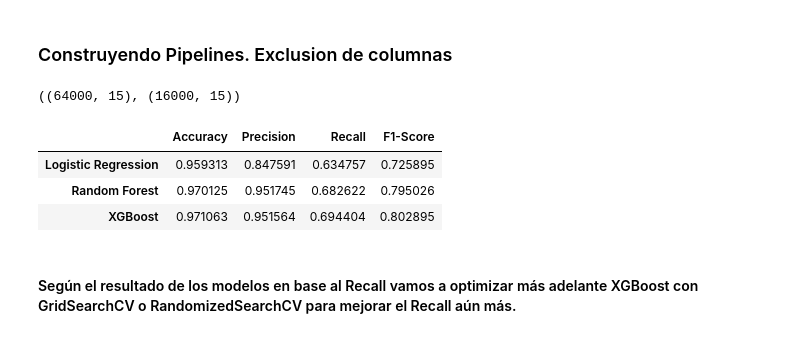
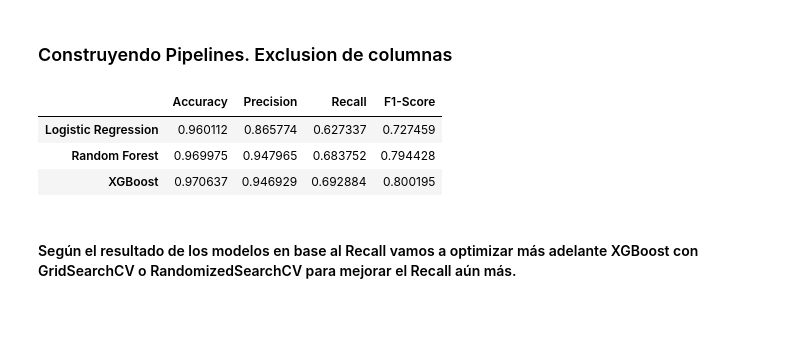
Before and after one commit to annahico/Team-Challenge_Team08, a Jupyter notebook: src/result_notebook/Turing_Pipelines_I.ipynb, the cells around one changed output. Saved outputs shown, nothing was run; the diff lists cells and outputs as text; code cells hidden in the pictures.

```diff
--- a/src/result_notebook/Turing_Pipelines_I.ipynb
+++ b/src/result_notebook/Turing_Pipelines_I.ipynb
@@ -246,8 +246,8 @@ Name: count, dtype: int64
 ### Construyendo Pipelines. Exclusion de columnas
 # %%
 # Separar la variable objetivo y las características
-X = train_set.drop(columns=[target])
-y = train_set[target]
+X_train = train_set.drop(columns=[target])
+y_train = train_set[target]
 
 # Identificar variables categóricas y numéricas
 categorical_features = ["gender", "smoking_history"]
@@ -268,55 +268,50 @@ preprocessor = ColumnTransformer(
 )
 
 # Separar en conjuntos de entrenamiento y prueba (80% entrenamiento, 20% prueba)
-X_train, X_test, y_train, y_test = train_test_split(X, y, test_size=0.2, random_state=42, stratify=y)
+# X_train, X_test, y_train, y_test = train_test_split(X, y, test_size=0.2, random_state=42, stratify=y)
 
 # Aplicar preprocesamiento a los datos de entrenamiento
 X_train_preprocessed = preprocessor.fit_transform(X_train)
-X_test_preprocessed = preprocessor.transform(X_test)
+#X_test_preprocessed = preprocessor.transform(X_test)
 
 # Verificar dimensiones después del preprocesamiento
-X_train_preprocessed.shape, X_test_preprocessed.shape
+# X_train_preprocessed.shape, X_test_preprocessed.shape
+# X_train_preprocessed.shape
-# %% [output]
-((64000, 15), (16000, 15))
 # %%
 # Definir modelos iniciales:
 # 1) Regresión Logística
 # 2) Random Forest
 # 3) XGBoost
 models = {
     "Logistic Regression": LogisticRegression(max_iter=1000, random_state=42),
     "Random Forest": RandomForestClassifier(n_estimators=100, random_state=42),
     "XGBoost": XGBClassifier(use_label_encoder=False, eval_metric="logloss", random_state=42)
 }
 
-# Entrenar y evaluar modelos
+# Definir las métricas que queremos evaluar
+scoring_metrics = ["accuracy", "precision", "recall", "f1"]
+
+# Evaluar cada modelo con validación cruzada
 results = {}
 
 for name, model in models.items():
-    model.fit(X_train_preprocessed, y_train)
-    y_pred = model.predict(X_test_preprocessed)
-
-    # Evaluar métricas
-    accuracy = accuracy_score(y_test, y_pred)
-    precision = precision_score(y_test, y_pred)
-    recall = recall_score(y_test, y_pred)
-    f1 = f1_score(y_test, y_pred)
+    scores = cross_validate(model, X_train_preprocessed, y_train, cv=5, scoring=scoring_metrics, n_jobs=-1)
 
     results[name] = {
-        "Accuracy": accuracy,
-        "Precision": precision,
-        "Recall": recall,
-        "F1-Score": f1
+        "Accuracy": np.mean(scores["test_accuracy"]),
+        "Precision": np.mean(scores["test_precision"]),
+        "Recall": np.mean(scores["test_recall"]),
+        "F1-Score": np.mean(scores["test_f1"])
     }
 
 # Convertir resultados a un DataFrame y mostrar
 results_df = pd.DataFrame(results).T
 results_df
 # %% [output]
 |  | Accuracy | Precision | Recall | F1-Score |
-| Logistic Regression | 0.959313 | 0.847591 | 0.634757 | 0.725895 |
-| Random Forest | 0.970125 | 0.951745 | 0.682622 | 0.795026 |
-| XGBoost | 0.971063 | 0.951564 | 0.694404 | 0.802895 |
+| Logistic Regression | 0.960112 | 0.865774 | 0.627337 | 0.727459 |
+| Random Forest | 0.969975 | 0.947965 | 0.683752 | 0.794428 |
+| XGBoost | 0.970637 | 0.946929 | 0.692884 | 0.800195 |
 # %% [markdown]
 #### Según el resultado de los modelos en base al Recall vamos a optimizar más adelante XGBoost con GridSearchCV o RandomizedSearchCV para mejorar el Recall aún más.
 # %% [markdown]
```
Also changed, not shown: parts of 8 cells of this notebook, 1 other file.
